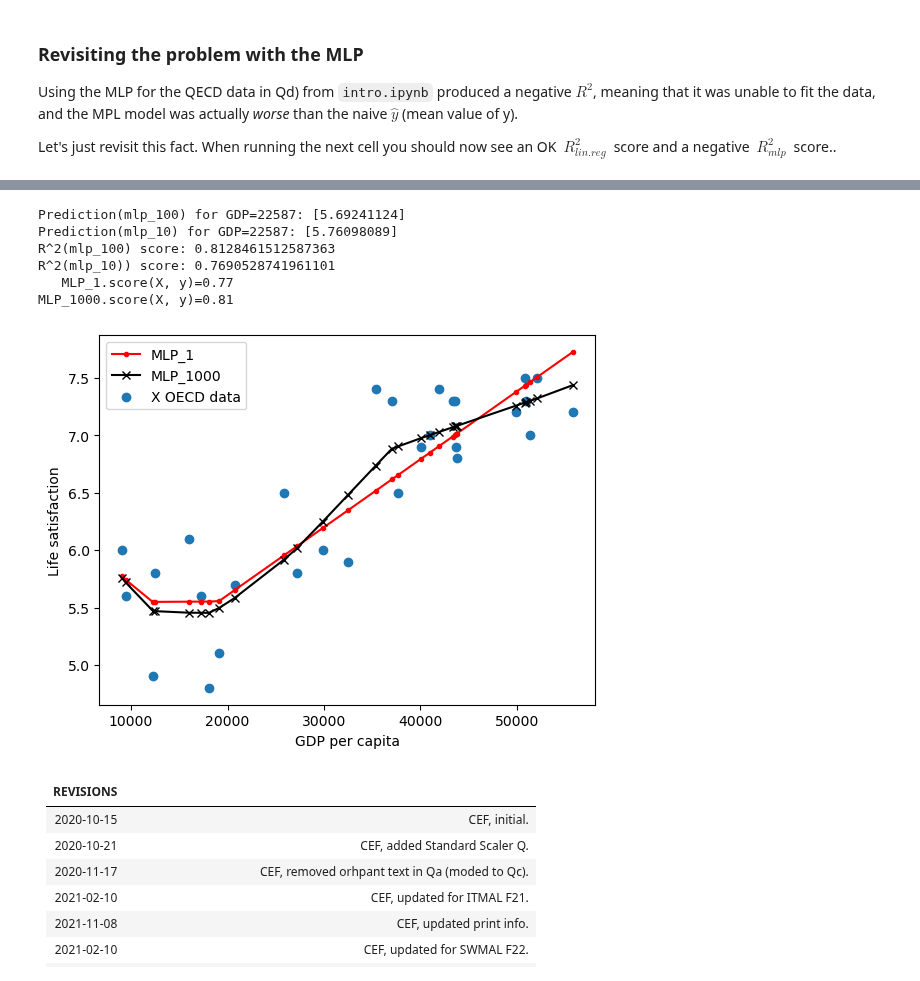
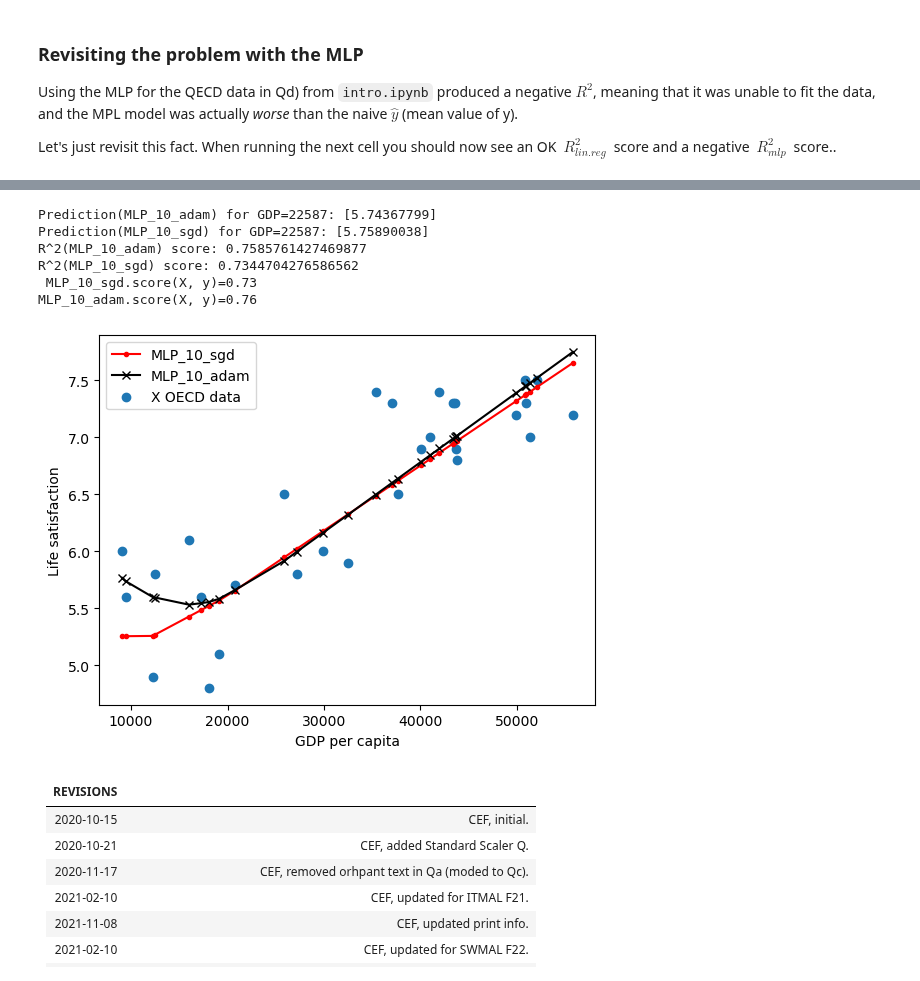
Before and after one commit to Eventid3/mal_grp30, a Jupyter notebook: O2/pipelines.ipynb, the cells around one changed output, grey strips where cells are left out. Drawn from its saved outputs; the diff is of its cells as text; code cells hidden in the pictures.

Commit message:
Improvements to the pipelines document.

```diff
--- a/O2/pipelines.ipynb
+++ b/O2/pipelines.ipynb
@@ -295,61 +323,56 @@ or similar (this is, in theory, the correct method, but can be hard to use due t
 from sklearn.pipeline import Pipeline
 from sklearn.preprocessing import StandardScaler
 
-mlp_pipeline_1000 = Pipeline([
+mlp_10_adam = Pipeline([
     ("scaler", StandardScaler()),
     ("mlp", MLPRegressor(
-        hidden_layer_sizes=(100,),
+        hidden_layer_sizes=(10,),
         solver='adam',
         activation='relu',
         tol=1E-5,
         max_iter=100000,
         verbose=False
     ))
 ])
 
-mlp_pipeline_1 = Pipeline([
+mlp_10_sgd = Pipeline([
     ("scaler", StandardScaler()),
     ("mlp", MLPRegressor(
-        hidden_layer_sizes=(5,),
-        solver='adam',
+        hidden_layer_sizes=(10,),
+        solver='sgd',
         activation='relu',
         tol=1E-5,
         max_iter=100000,
         verbose=False
     ))
 ])
 
 # Fit model
-mlp_pipeline_1000.fit(X, y)
-mlp_pipeline_1.fit(X, y)
+mlp_10_adam.fit(X, y)
+mlp_10_sgd.fit(X, y)
 
-y_pred_100 = mlp_pipeline_1000.predict(X)
-y_pred_10 = mlp_pipeline_1.predict(X)
+y_pred_100 = mlp_10_adam.predict(X)
+y_pred_10 = mlp_10_sgd.predict(X)
 
 # Example prediction for Cyprus
 x_new = [[22587]]
-print("Prediction(mlp_100) for GDP=22587:", mlp_pipeline_1000.predict(x_new))
-print("Prediction(mlp_10) for GDP=22587:", mlp_pipeline_1.predict(x_new))
+print("Prediction(MLP_10_adam) for GDP=22587:", mlp_10_adam.predict(x_new))
+print("Prediction(MLP_10_sgd) for GDP=22587:", mlp_10_sgd.predict(x_new))
 
 # Score
-print("R^2(mlp_100) score:", mlp_pipeline_1000.score(X, y))
-print("R^2(mlp_10)) score:", mlp_pipeline_1.score(X, y))
+print("R^2(MLP_10_adam) score:", mlp_10_adam.score(X, y))
+print("R^2(MLP_10_sgd) score:", mlp_10_sgd.score(X, y))
 
-PlotModels(mlp_pipeline_1, mlp_pipeline_1000, X, y, "MLP_1", "MLP_1000")
+PlotModels(mlp_10_sgd, mlp_10_adam, X, y, "MLP_10_sgd", "MLP_10_adam")
 plt.show()
-# With 1 single node we gamble a lot.
-# With 2 nodes its still a gamble.
-# With 5 nodes we dont risk anything anymore.
-# With many nodes it doesnt really matter.
-# With 10000 it becomes a parabola
 # %% [output]
-Prediction(mlp_100) for GDP=22587: [5.69241124]
-Prediction(mlp_10) for GDP=22587: [5.76098089]
-R^2(mlp_100) score: 0.8128461512587363
-R^2(mlp_10)) score: 0.7690528741961101
-   MLP_1.score(X, y)=0.77
-MLP_1000.score(X, y)=0.81
+Prediction(MLP_10_adam) for GDP=22587: [5.74367799]
+Prediction(MLP_10_sgd) for GDP=22587: [5.75890038]
+R^2(MLP_10_adam) score: 0.7585761427469877
+R^2(MLP_10_sgd) score: 0.7344704276586562
+ MLP_10_sgd.score(X, y)=0.73
+MLP_10_adam.score(X, y)=0.76
-[figure, old version]
+[figure, new version]
 # %% [markdown]
 REVISIONS||
 :-|:-|
```
Also changed, not shown: parts of 12 cells of this notebook, 3 other files.
